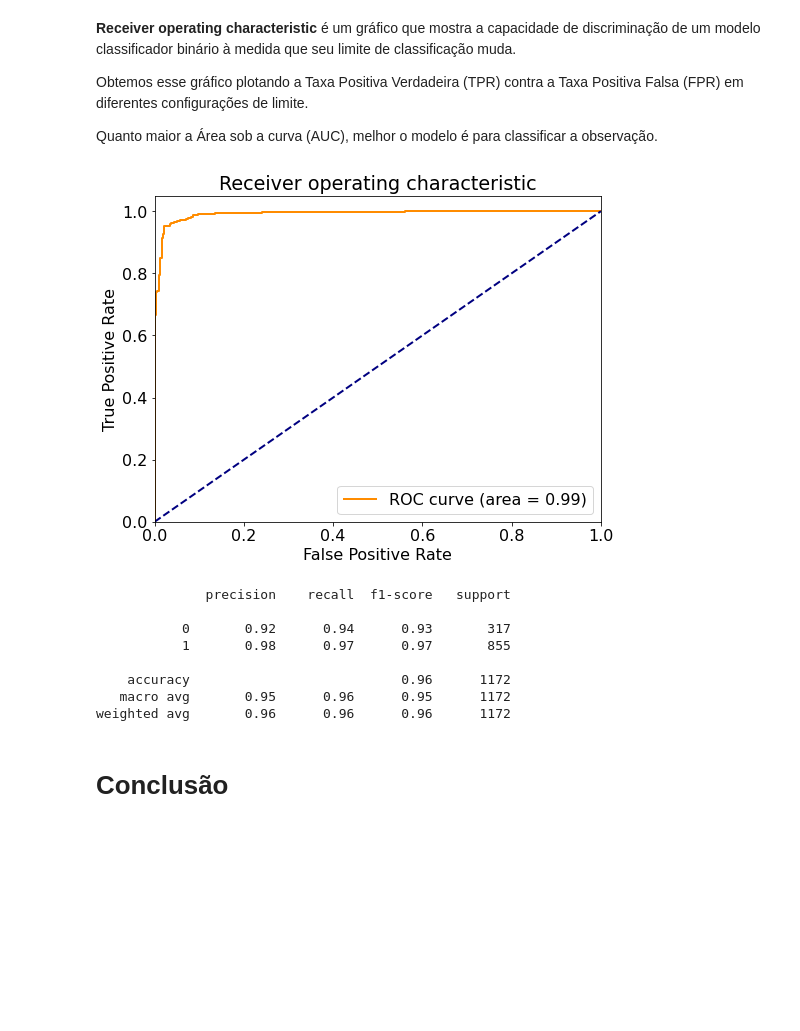
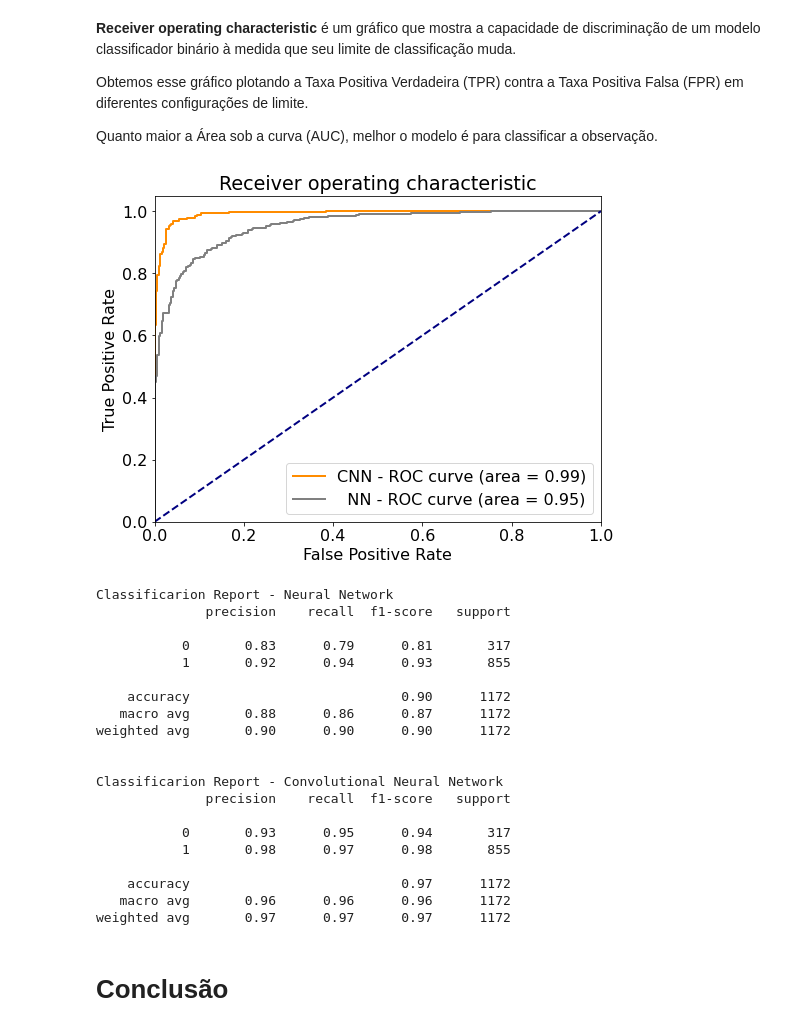
Before and after one commit to ldaniel/fgv-advanced-predictive-analytics, a Jupyter notebook: notebooks/fgv_assignment/advanced-predictive-analysis-cnn-implementation.ipynb, the cells around one changed output. Drawn from its saved outputs; the diff is of its cells as text; code cells hidden in the pictures; blank space fills up the shorter version.

```diff
--- a/notebooks/fgv_assignment/advanced-predictive-analysis-cnn-implementation.ipynb
+++ b/notebooks/fgv_assignment/advanced-predictive-analysis-cnn-implementation.ipynb
@@ -380 +466,4 @@ model = tf.keras.models.load_model('Pneumonia.h0')
+# %%
+model_NN = tf.keras.models.load_model('model_NN.h5')
+model_CNN = tf.keras.models.load_model('model_CNN.h5')
 # %%
@@ -441,47 +543,79 @@ Obtemos esse gráfico plotando a Taxa Positiva Verdadeira (TPR) contra a Taxa Po
 
 Quanto maior a Área sob a curva (AUC), melhor o modelo é para classificar a observação.
 # %%
-fpr, tpr, _ = roc_curve(y_test, pred_prob)
-roc_auc = auc(fpr, tpr)
+
+pred_prob_NN  = model_NN.predict(x_test, batch_size = 8)
+pred_prob_CNN = model_CNN.predict(x_test, batch_size = 8)
+
+pred_NN  = np.where(pred_prob_NN > 0.5, 1,0)
+pred_CNN = np.where(pred_prob_CNN > 0.5, 1,0)
+
+NN_fpr, NN_tpr, _ = roc_curve(y_test, pred_prob_NN)
+NN_roc_auc = auc(NN_fpr, NN_tpr)
+
+CNN_fpr, CNN_tpr, _ = roc_curve(y_test, pred_prob_CNN)
+CNN_roc_auc = auc(CNN_fpr, CNN_tpr)
 
 plt.rcParams.update({'font.size': 16})
 
 fig = plt.figure(figsize = (8, 6))
 
 lw = 2
-plt.plot(fpr,
-         tpr,
+plt.plot(CNN_fpr,
+         CNN_tpr,
          color = 'darkorange',
          lw = lw,
-         label = 'ROC curve (area = %0.2f)' % roc_auc)
+         label = 'CNN - ROC curve (area = %0.2f)' % CNN_roc_auc)
+
+plt.plot(NN_fpr,
+         NN_tpr,
+         color = 'grey',
+         lw = lw,
+         label = '  NN - ROC curve (area = %0.2f)' % NN_roc_auc)
 
 plt.plot([0, 1], [0, 1],
          color = 'navy',
          lw = lw,
          linestyle = '--')
 
 plt.xlim([0.0, 1.0])
 plt.ylim([0.0, 1.05])
 
 plt.xlabel('False Positive Rate')
 plt.ylabel('True Positive Rate')
 
 plt.title('Receiver operating characteristic')
 plt.legend(loc = "lower right")
 
 plt.show()
 
-print(classification_report(y_test, pred))
+print('Classificarion Report - Neural Network')
+print(classification_report(y_test, pred_NN))
+
+print('\nClassificarion Report - Convolutional Neural Network')
+print(classification_report(y_test, pred_CNN))
 # %% [output]
-[figure, old version]
+[figure, new version]
+Classificarion Report - Neural Network
               precision    recall  f1-score   support
 
-           0       0.92      0.94      0.93       317
-           1       0.98      0.97      0.97       855
+           0       0.83      0.79      0.81       317
+           1       0.92      0.94      0.93       855
 
-    accuracy                           0.96      1172
-   macro avg       0.95      0.96      0.95      1172
-weighted avg       0.96      0.96      0.96      1172
+    accuracy                           0.90      1172
+   macro avg       0.88      0.86      0.87      1172
+weighted avg       0.90      0.90      0.90      1172
+
+
+Classificarion Report - Convolutional Neural Network
+              precision    recall  f1-score   support
+
+           0       0.93      0.95      0.94       317
+           1       0.98      0.97      0.98       855
+
+    accuracy                           0.97      1172
+   macro avg       0.96      0.96      0.96      1172
+weighted avg       0.97      0.97      0.97      1172
 # %% [markdown]
 # Conclusão
 # %% [markdown]
```
Also changed, not shown: parts of 25 cells of this notebook, 1 other file.
